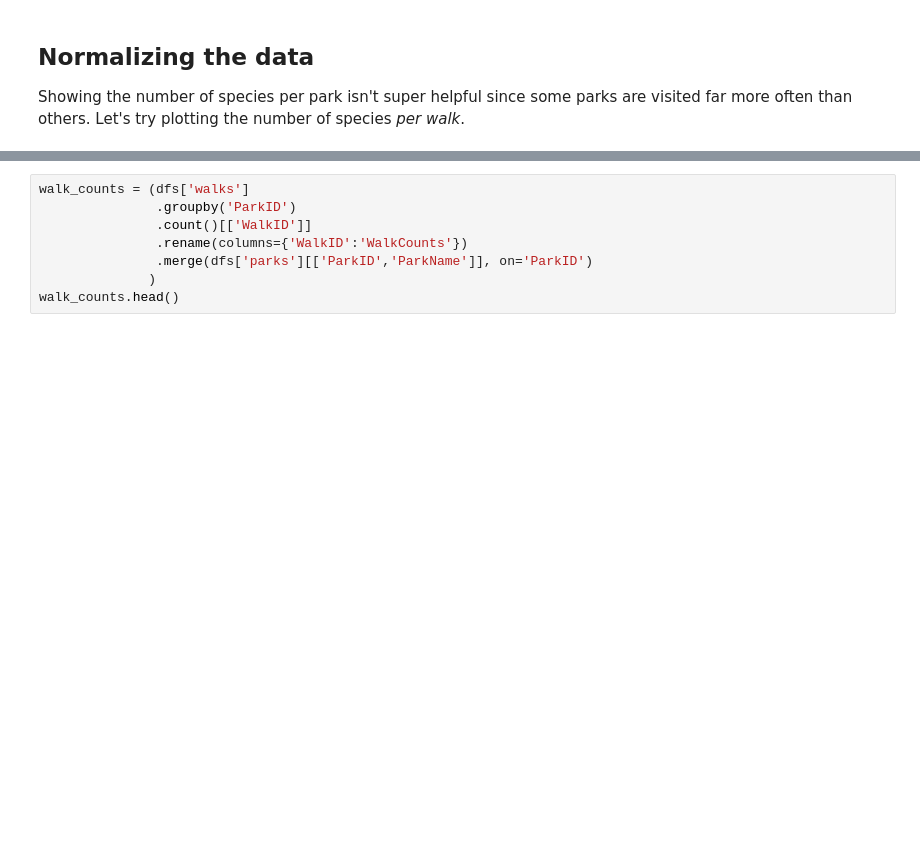
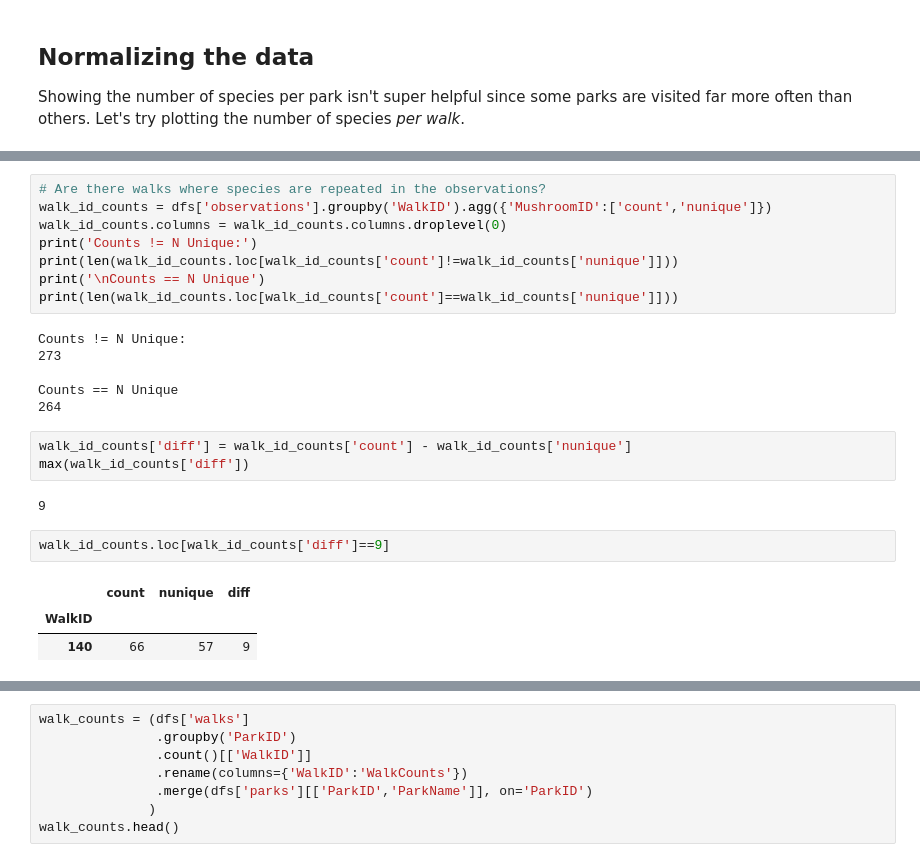
Before and after one commit to newyorkmyc/walks-list, a Jupyter notebook: mapping.ipynb, the cells around one changed output, grey strips where cells are left out. Drawn from its saved outputs; the diff is of its cells as text; blank space fills up the shorter version.

```diff
--- a/mapping.ipynb
+++ b/mapping.ipynb
@@ -251,0 +251,25 @@ dict_keys(['parks', 'broadgroups', 'parks_properties_20241008', 'mushroom', 'wal
+# %%
+# Are there walks where species are repeated in the observations?
+walk_id_counts = dfs['observations'].groupby('WalkID').agg({'MushroomID':['count','nunique']})
+walk_id_counts.columns = walk_id_counts.columns.droplevel(0)
+print('Counts != N Unique:')
+print(len(walk_id_counts.loc[walk_id_counts['count']!=walk_id_counts['nunique']]))
+print('\nCounts == N Unique')
+print(len(walk_id_counts.loc[walk_id_counts['count']==walk_id_counts['nunique']]))
+# %% [output]
+Counts != N Unique:
+273
+
+Counts == N Unique
+264
+# %%
+walk_id_counts['diff'] = walk_id_counts['count'] - walk_id_counts['nunique']
+max(walk_id_counts['diff'])
+# %% [output]
+9
+# %%
+walk_id_counts.loc[walk_id_counts['diff']==9]
+# %% [output]
+|  | count | nunique | diff |
+| WalkID |  |  |  |
+| 140 | 66 | 57 | 9 |
```
Also changed, not shown: parts of 8 cells of this notebook, 1 other file.
